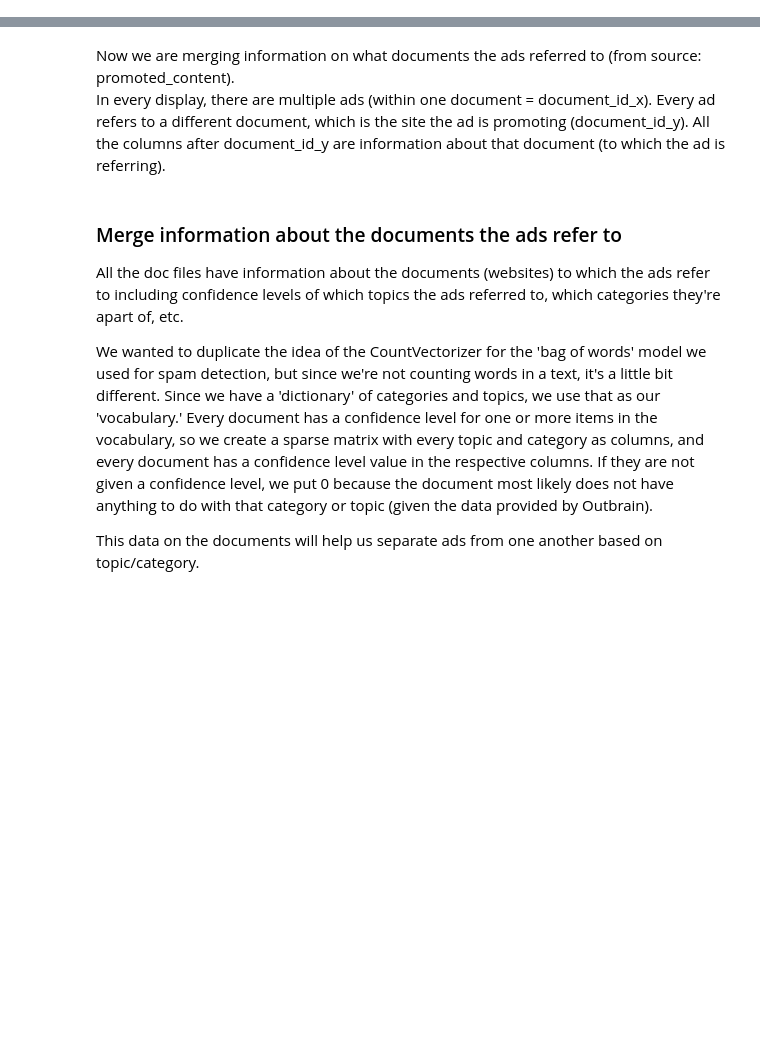
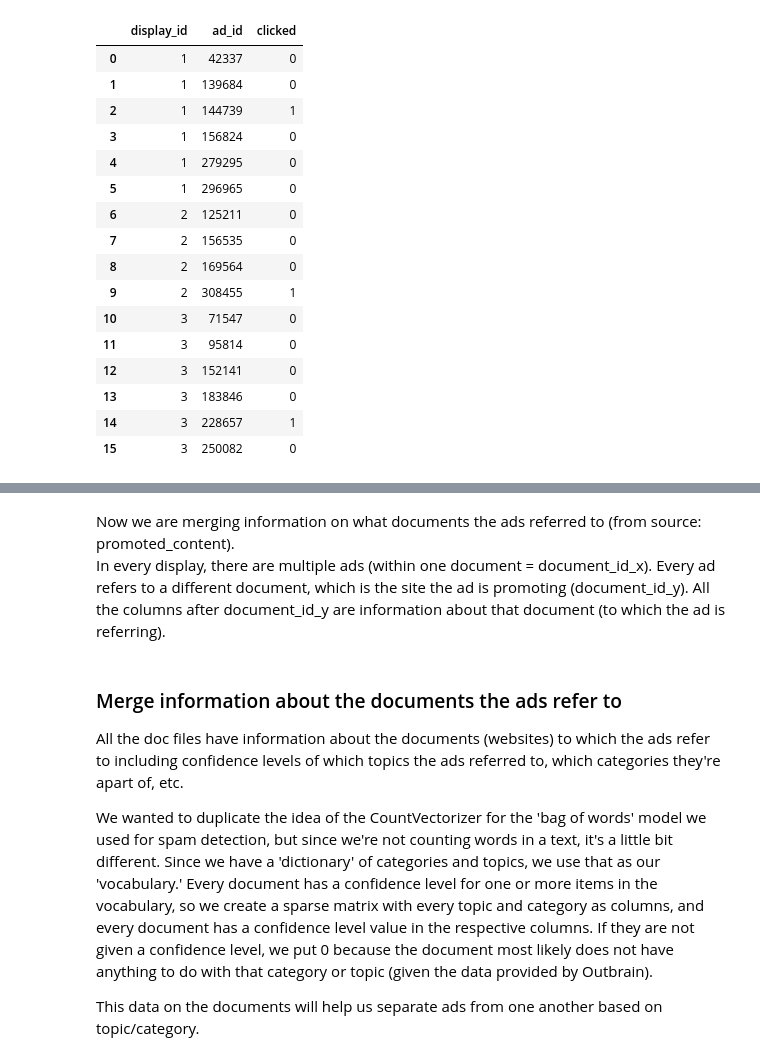
Before and after one commit to sarahkelley/w207_final_project_Cluster-F, a Jupyter notebook: Data_Wrangling_Lisa.ipynb, the cells around one changed output, grey strips where cells are left out. Drawn from its saved outputs; the diff is of its cells as text; code cells hidden in the pictures; blank space fills up the shorter version.

```diff
--- a/Data_Wrangling_Lisa.ipynb
+++ b/Data_Wrangling_Lisa.ipynb
@@ -125,0 +109,20 @@ data = format_data(clicks_train)
+# %%
+clicks_train_og[clicks_train_og.display_id < 4]
+# %% [output]
+|  | display_id | ad_id | clicked |
+| 0 | 1 | 42337 | 0 |
+| 1 | 1 | 139684 | 0 |
+| 2 | 1 | 144739 | 1 |
+| 3 | 1 | 156824 | 0 |
+| 4 | 1 | 279295 | 0 |
+| 5 | 1 | 296965 | 0 |
+| 6 | 2 | 125211 | 0 |
+| 7 | 2 | 156535 | 0 |
+| 8 | 2 | 169564 | 0 |
+| 9 | 2 | 308455 | 1 |
+| 10 | 3 | 71547 | 0 |
+| 11 | 3 | 95814 | 0 |
+| 12 | 3 | 152141 | 0 |
+| 13 | 3 | 183846 | 0 |
+| 14 | 3 | 228657 | 1 |
+| 15 | 3 | 250082 | 0 |
```
Also changed, not shown: parts of 52 cells of this notebook, 1 other file.
